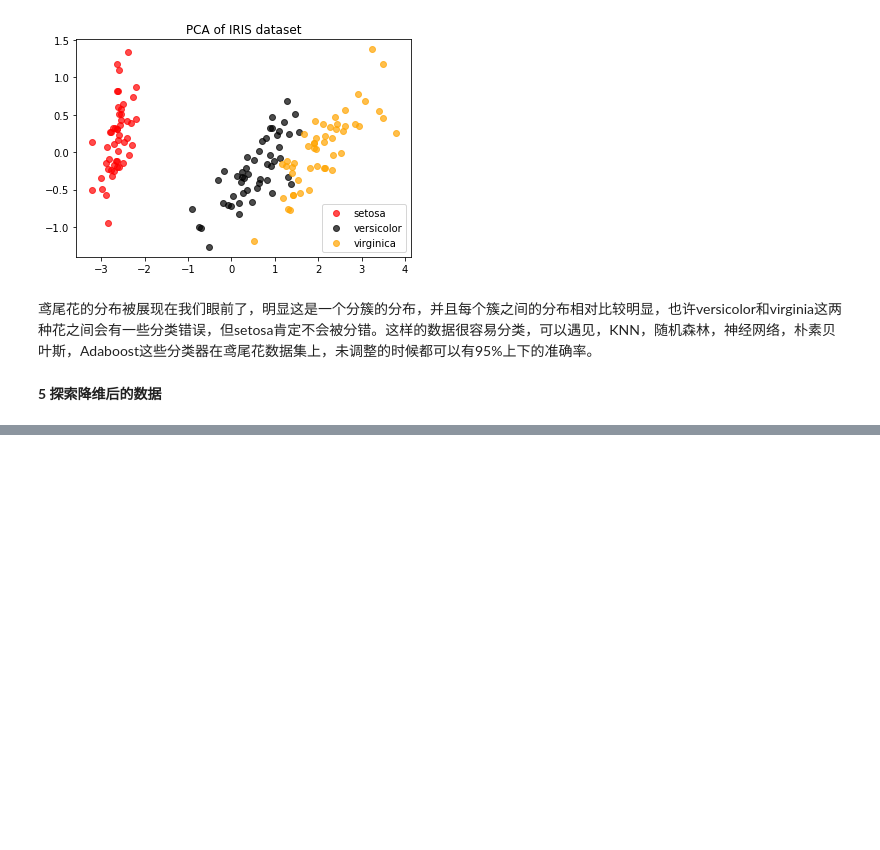
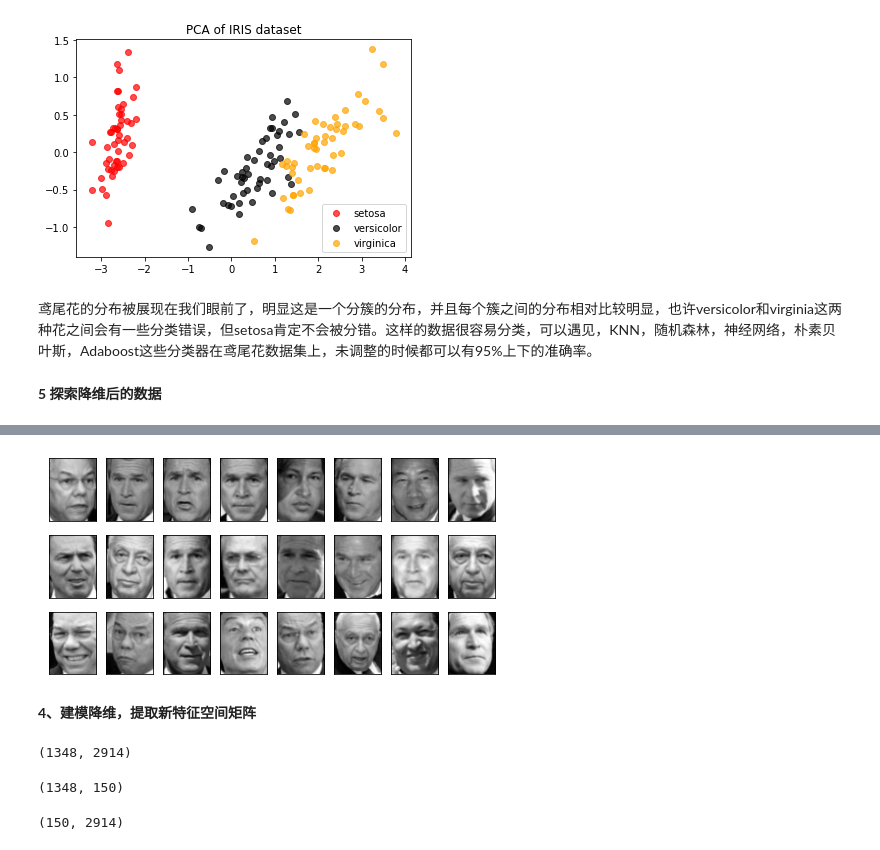
Before and after one commit to monkeyhlj/machine_learning_bymyself, a Jupyter notebook: 降维算法1-PCA.ipynb, the cells around one changed output, grey strips where cells are left out. Cells and saved outputs as stored; diff of their text form; code cells hidden in the pictures; blank space fills up the shorter version.

```diff
--- a/降维算法1-PCA.ipynb
+++ b/降维算法1-PCA.ipynb
@@ -210,0 +474,16 @@ plt.show()
+# %%
+#创建画布和子图对象
+fig,axes = plt.subplots(3,8
+                       ,figsize=(8,4)
+                       ,subplot_kw={"xticks":[],"yticks":[]} #显示不要坐标轴
+                       )
+for i,ax in enumerate(axes.flat):
+    ax.imshow(faces.images[i,:,:],cmap="gray") #选择色彩模式
+# %% [output]
+[figure, added]
+# %% [markdown]
+**4、建模降维，提取新特征空间矩阵**
+# %%
+X.shape
+# %% [output]
+(1348, 2914)
@@ -210,0 +494,4 @@ plt.show()
+# %%
+X_dr.shape
+# %% [output]
+(1348, 150)
@@ -210,0 +500,4 @@ plt.show()
+# %%
+V.shape
+# %% [output]
+(150, 2914)
```
Also changed, not shown: parts of 107 cells of this notebook, 18 other files.
